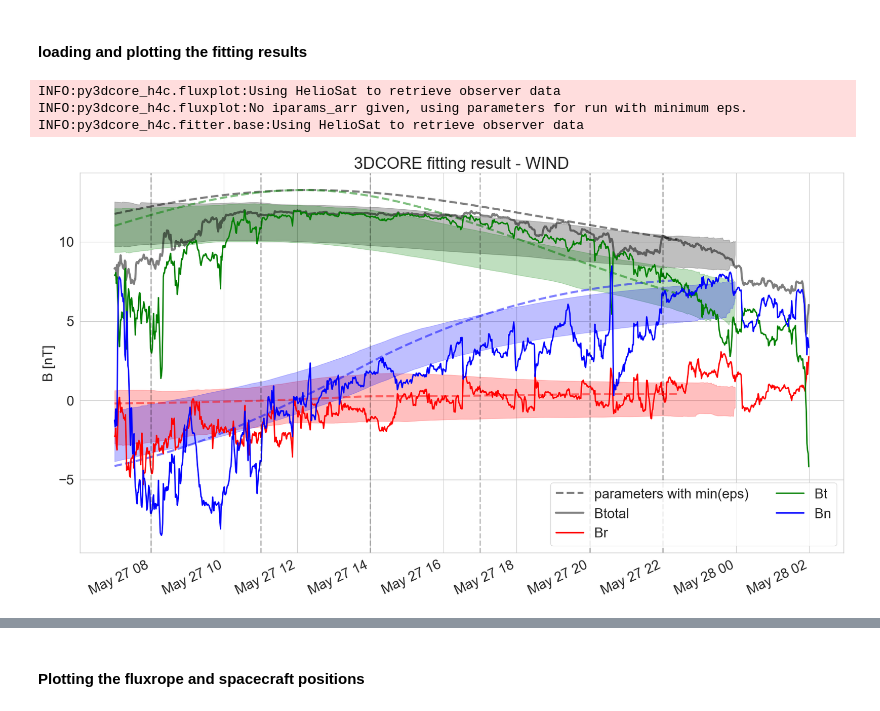
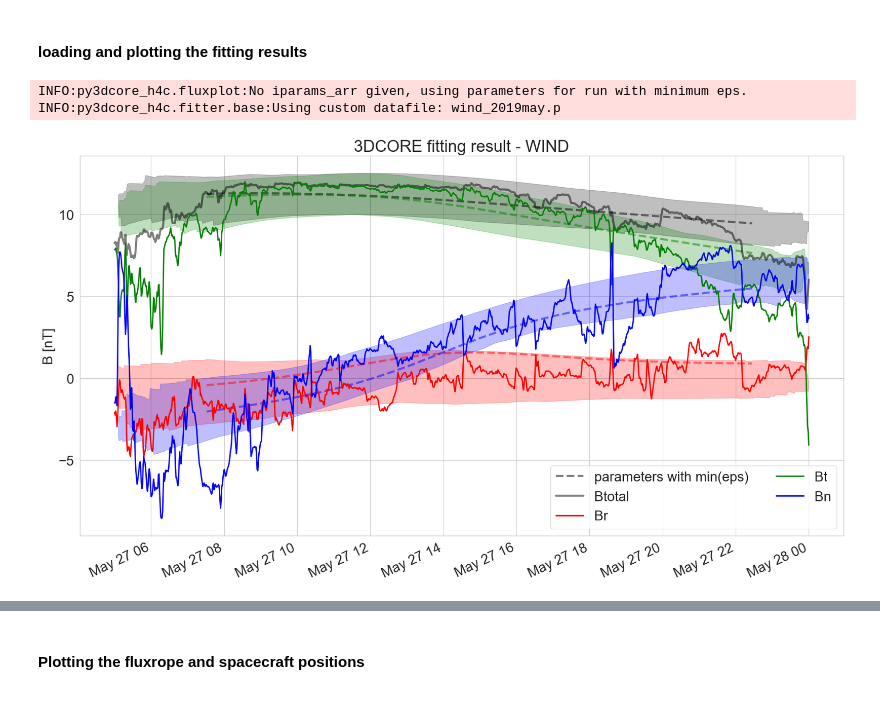
Before and after one commit to helioforecast/py3DCORE_h4c_basic, a Jupyter notebook: plottingroutine_may19_wind.ipynb, the cells around one changed output, grey strips where cells are left out. Saved outputs shown, nothing was run; the diff lists cells and outputs as text; code cells hidden in the pictures.

```diff
--- a/plottingroutine_may19_wind.ipynb
+++ b/plottingroutine_may19_wind.ipynb
@@ -69,7 +69,7 @@ print(fittingPoints)
 # %% [markdown]
 #### loading the pickle files
 # %%
-path = 'output/wind27052019_heeq_512_2/'
+path = 'output/wind27052019_heeq_512_custom_1/'
 
 filepath = fp.loadpickle(path, number = -1)
 # %%
@@ -146,15 +146,14 @@ with open(filepath+'parameters_summary.txt', 'a') as f:
 # %% [markdown]
 #### loading and plotting the fitting results
 # %%
-t_s = datetime.datetime(2019, 5, 27, 5, tzinfo=datetime.timezone.utc)
-t_e = datetime.datetime(2019, 5, 28, 0, tzinfo=datetime.timezone.utc)
+t_s = datetime.datetime(2019, 5, 27, 13, tzinfo=datetime.timezone.utc)
+t_e = datetime.datetime(2019, 5, 27, 13, 10, tzinfo=datetime.timezone.utc)
 # %%
-fp.fullinsitu(observer='WIND', t_fit=t_fit, start=t_s, end=t_e, filepath=filepath, custom_data=False, best=True, ensemble=True,
-              mean=False, save_fig=True, legend=True, fixed=None, max_index=512, title=True, fit_points=True)
+fp.fullinsitu(observer='wind', t_fit=t_fit, start=t_s, end=t_e, filepath=filepath, custom_data='wind_2019may.p', best=True, ensemble=True,
+              mean=False, save_fig=True, legend=True, fixed=None, max_index=128, title=True, fit_points=False)
 # %% [output]
-INFO:py3dcore_h4c.fluxplot:Using HelioSat to retrieve observer data
 INFO:py3dcore_h4c.fluxplot:No iparams_arr given, using parameters for run with minimum eps.
-INFO:py3dcore_h4c.fitter.base:Using HelioSat to retrieve observer data
+INFO:py3dcore_h4c.fitter.base:Using custom datafile: wind_2019may.p
-[figure, old version]
+[figure, new version]
 # %%
 fp.scatterparams(filepath)
```
Also changed, not shown: parts of 5 cells of this notebook, 28 other files.
